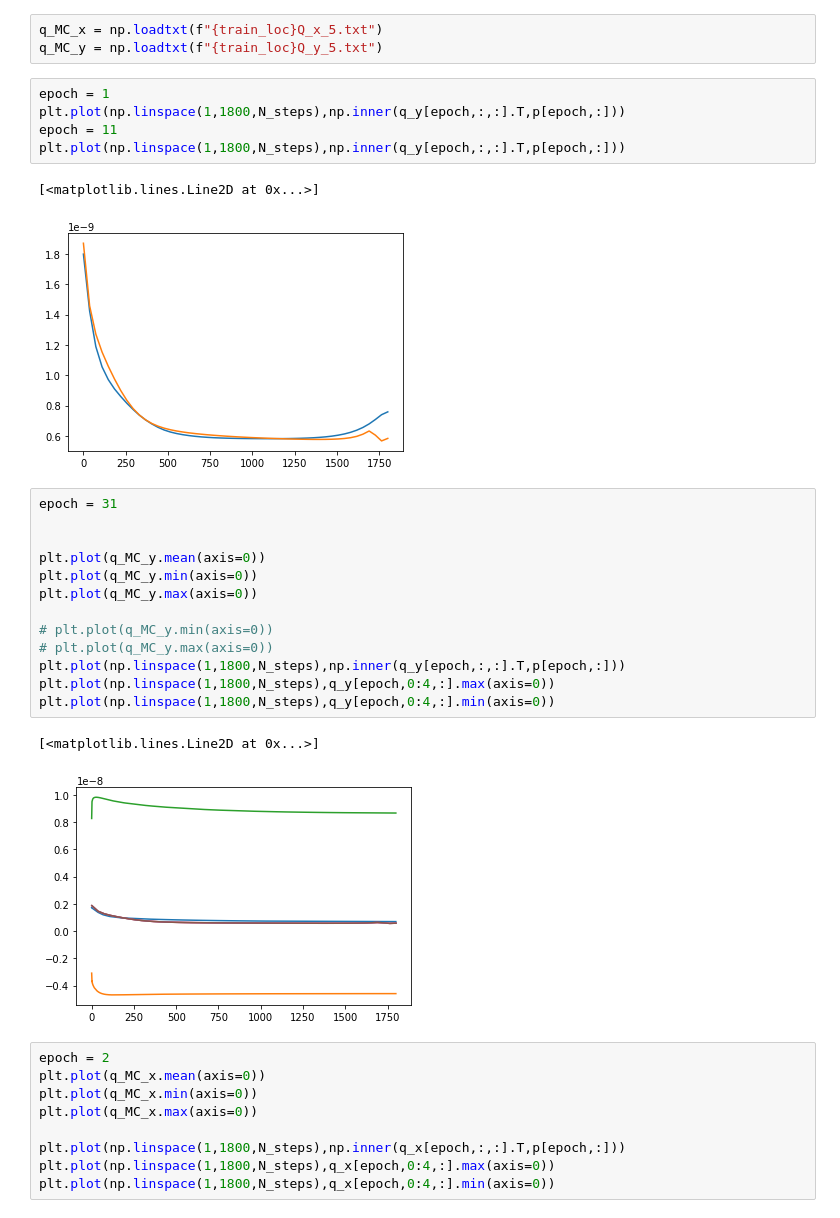
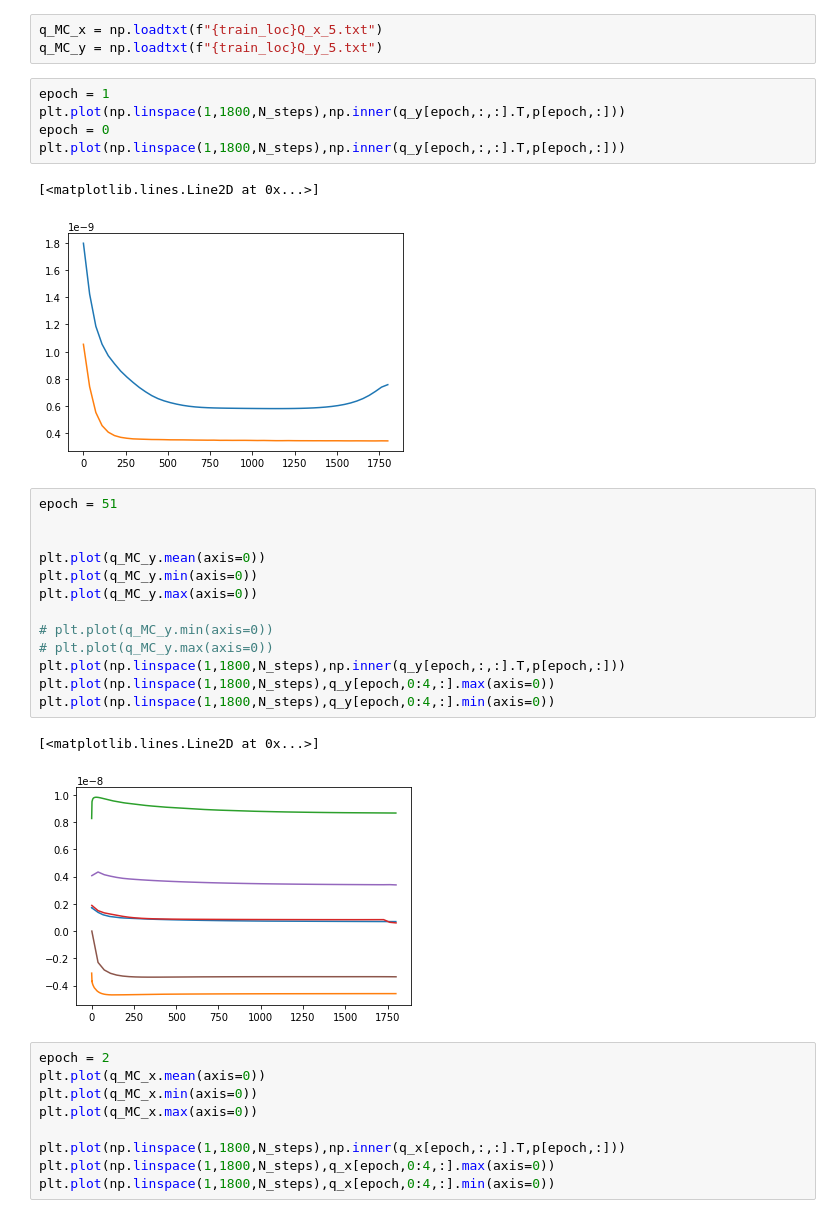
Before and after one commit to dbelivanis/Information-Theory-2, a Jupyter notebook: Optimization/check.ipynb, the cells around one changed output. Saved outputs shown, nothing was run; the diff lists cells and outputs as text.

```diff
--- a/Optimization/check.ipynb
+++ b/Optimization/check.ipynb
@@ -71,13 +71,13 @@ q_MC_y = np.loadtxt(f"{train_loc}Q_y_5.txt")
 # %%
 epoch = 1
 plt.plot(np.linspace(1,1800,N_steps),np.inner(q_y[epoch,:,:].T,p[epoch,:]))
-epoch = 11
+epoch = 0
 plt.plot(np.linspace(1,1800,N_steps),np.inner(q_y[epoch,:,:].T,p[epoch,:]))
 # %% [output]
 [<matplotlib.lines.Line2D at 0x...>]
-[figure, old version]
+[figure, new version]
 # %%
-epoch = 31
+epoch = 51
 
 
 plt.plot(q_MC_y.mean(axis=0))
@@ -91,7 +91,7 @@ plt.plot(np.linspace(1,1800,N_steps),q_y[epoch,0:4,:].max(axis=0))
 plt.plot(np.linspace(1,1800,N_steps),q_y[epoch,0:4,:].min(axis=0))
 # %% [output]
 [<matplotlib.lines.Line2D at 0x...>]
-[figure, old version]
+[figure, new version]
 # %%
 epoch = 2
 plt.plot(q_MC_x.mean(axis=0))
```
Also changed, not shown: parts of 8 cells of this notebook, 3 other files.
